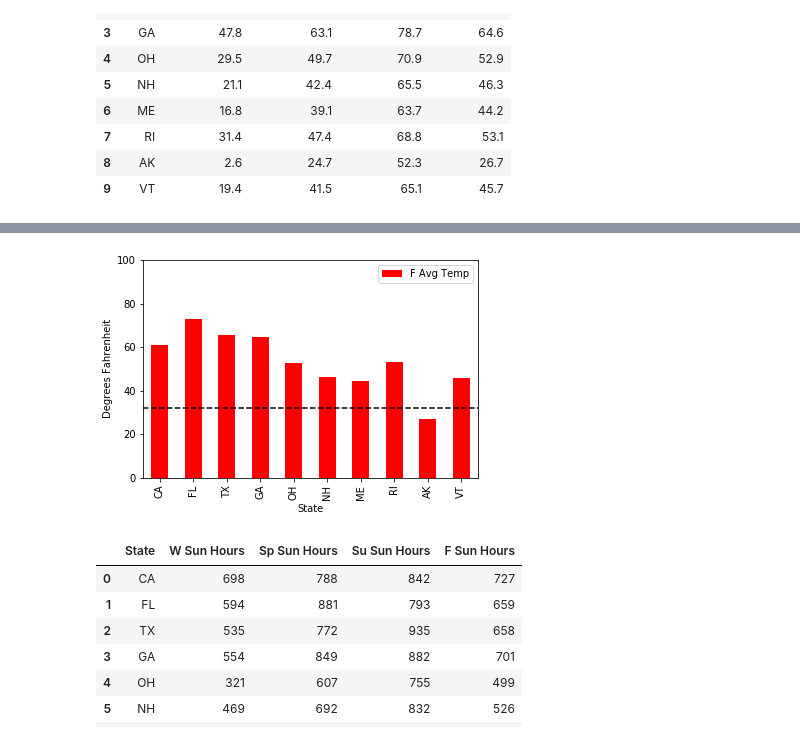
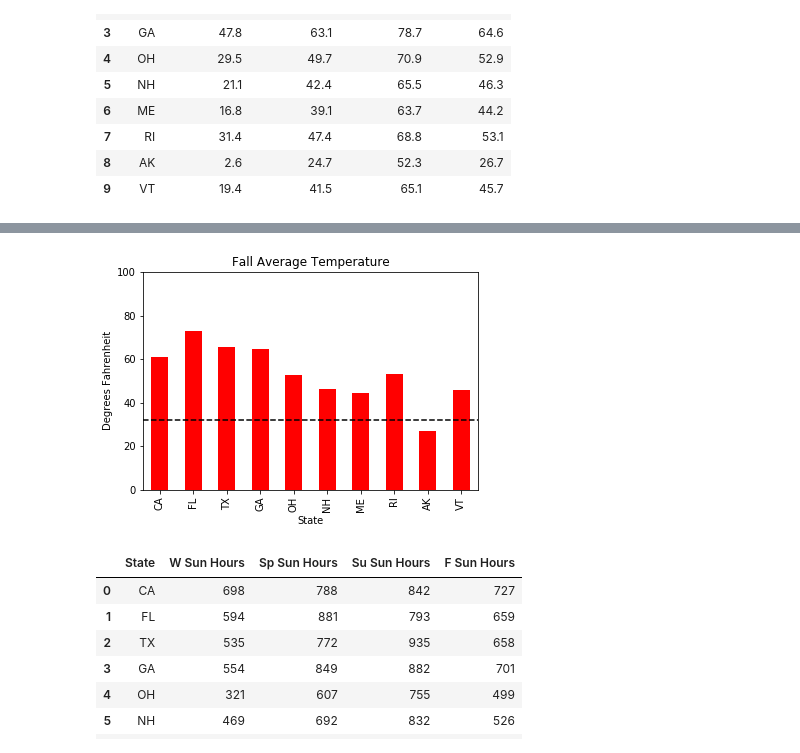
Before and after one commit to DavidAradom/Project1, a Jupyter notebook: am_P1G5kin_research.ipynb, the cells around one changed output, grey strips where cells are left out. Saved outputs shown, nothing was run; the diff lists cells and outputs as text; code cells hidden in the pictures.

```diff
--- a/am_P1G5kin_research.ipynb
+++ b/am_P1G5kin_research.ipynb
@@ -105,15 +108,16 @@ plt.show()
 # %%
 ax = plt.gca()
 
-temp_df.plot(kind='bar',x='State',y='F Avg Temp', color='red', ax=ax)
+temp_df.plot(kind='bar',title='Fall Average Temperature', x='State',y='F Avg Temp', color='red', ax=ax)
 plt.ylim(0,100)
 plt.xlabel("State")
 plt.ylabel("Degrees Fahrenheit")
 ax.axhline(32, ls='--', color='black')
+plt.gca().get_legend().remove()
 plt.savefig("Fall_temp.png")
 plt.show()
 # %% [output]
-[figure, old version]
+[figure, new version]
 # %%
 # SUN HOURS
 # %%
```
Also changed, not shown: parts of 25 cells of this notebook.
